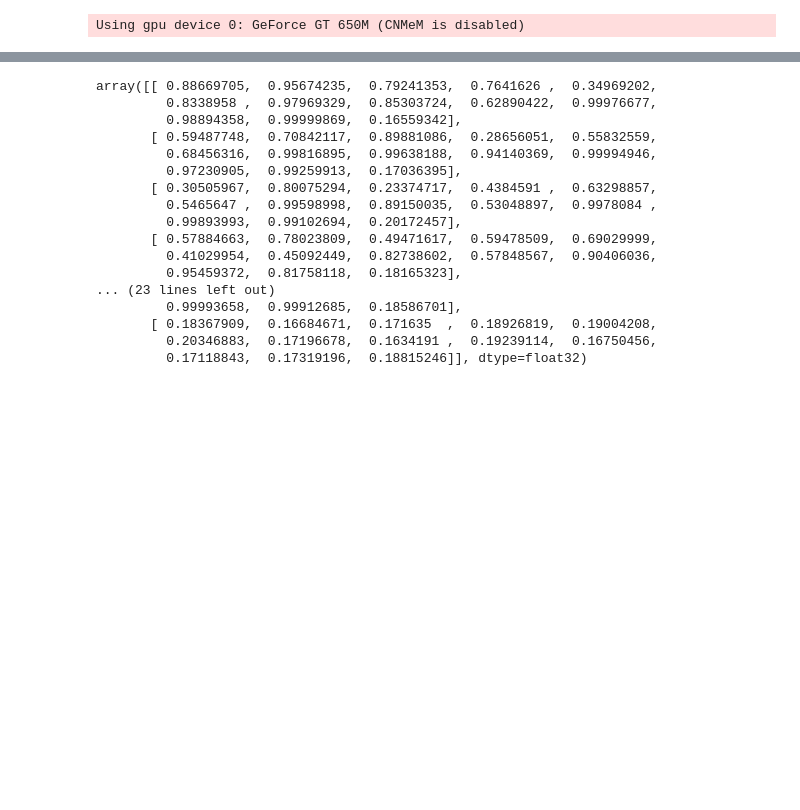
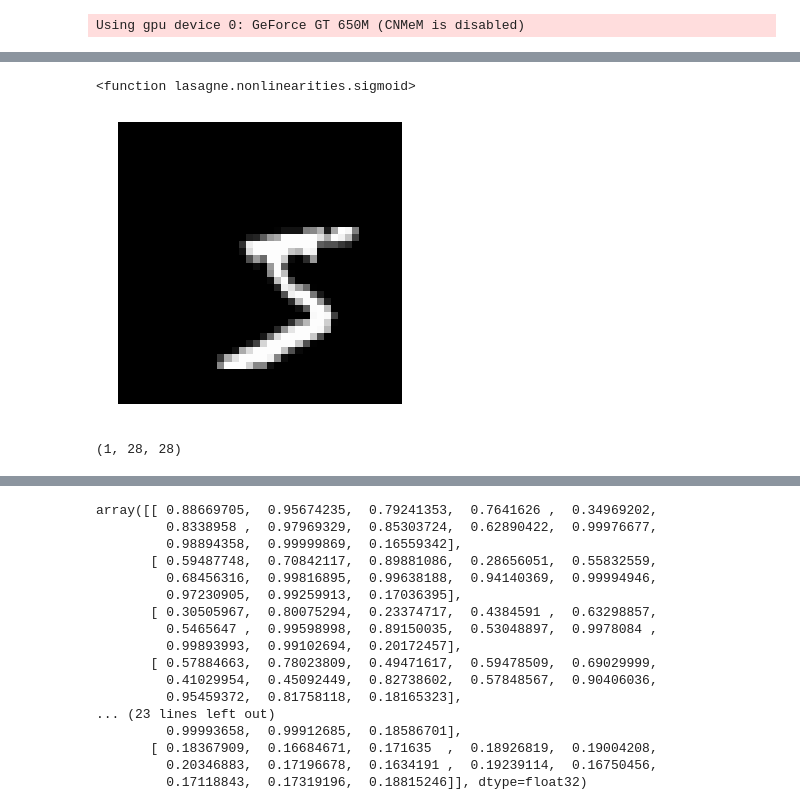
Before and after one commit to jiajunshen/MultipleDetection, a Jupyter notebook: ipythonNotebook/test base.ipynb, the cells around one changed output, grey strips where cells are left out. Saved outputs shown, nothing was run; the diff lists cells and outputs as text; code cells hidden in the pictures; blank space fills up the shorter version.

```diff
--- a/ipythonNotebook/test base.ipynb
+++ b/ipythonNotebook/test base.ipynb
@@ -111,0 +414,8 @@ array([ 10.,  10.,  10.,  10.,  10.,  10.,  10.,  10.,  10.,  10.,  10.,
+# %%
+lasagne.nonlinearities.sigmoid
+# %% [output]
+<function lasagne.nonlinearities.sigmoid>
+# %%
+gr.images(inputX)
+# %% [output]
+[figure, added]
@@ -111,0 +430,5 @@ array([ 10.,  10.,  10.,  10.,  10.,  10.,  10.,  10.,  10.,  10.,  10.,
+# %%
+x_crop.reshape(13,13,28,28)[0,12,:,:].shape
+inputX[:,12:40,12:40].shape
+# %% [output]
+(1, 28, 28)
```
Also changed, not shown: parts of 75 cells of this notebook, 5 other files.
